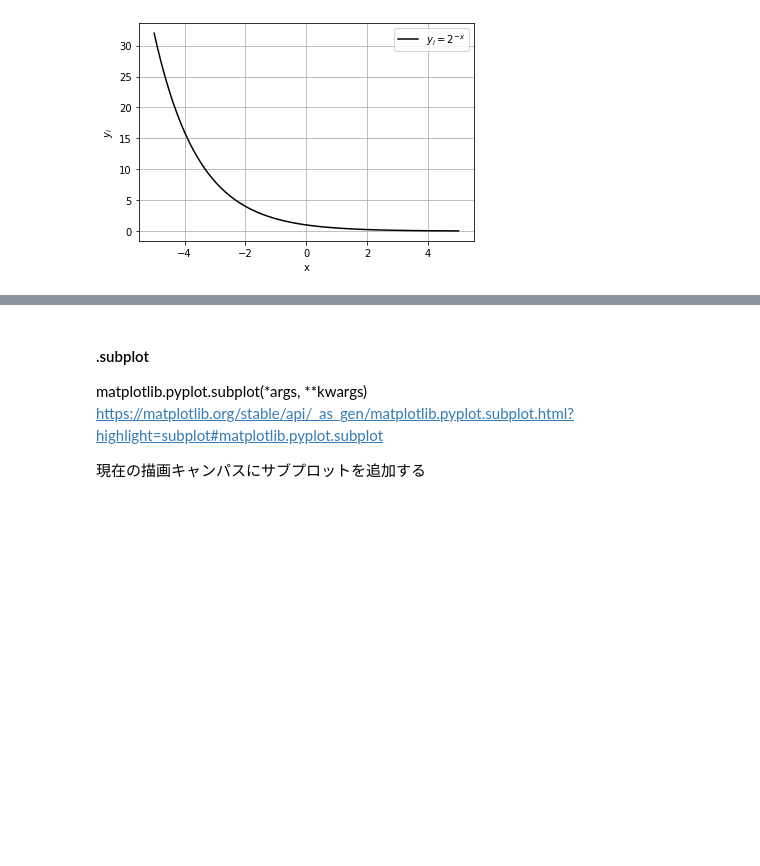
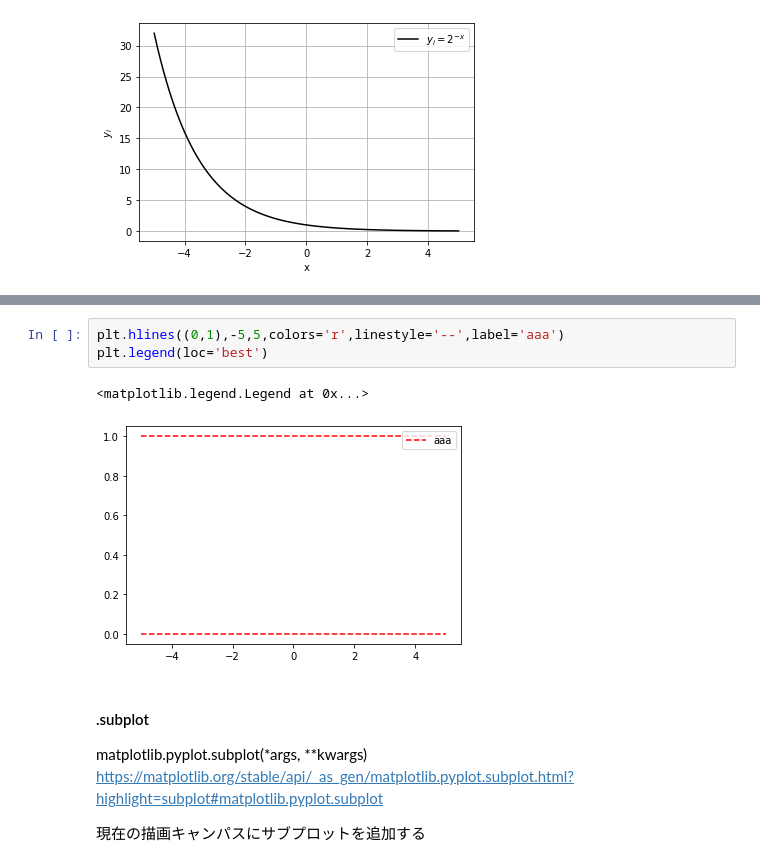
Before and after one commit to ponzu3847/cheat_sheets, a Jupyter notebook: matplotlib.ipynb, the cells around one changed output, grey strips where cells are left out. Drawn from its saved outputs; the diff is of its cells as text; blank space fills up the shorter version.

```diff
--- a/matplotlib.ipynb
+++ b/matplotlib.ipynb
@@ -68,3 +83,9 @@ plt.show()
+# %%
+plt.hlines((0,1),-5,5,colors='r',linestyle='--',label='aaa')
+plt.legend(loc='best')
+# %% [output]
+<matplotlib.legend.Legend at 0x...>
+[figure, added]
 # %% [markdown]
 #### .subplot
 matplotlib.pyplot.subplot(*args, **kwargs)
```
Also changed, not shown: parts of 2 cells of this notebook, 1 other file.
